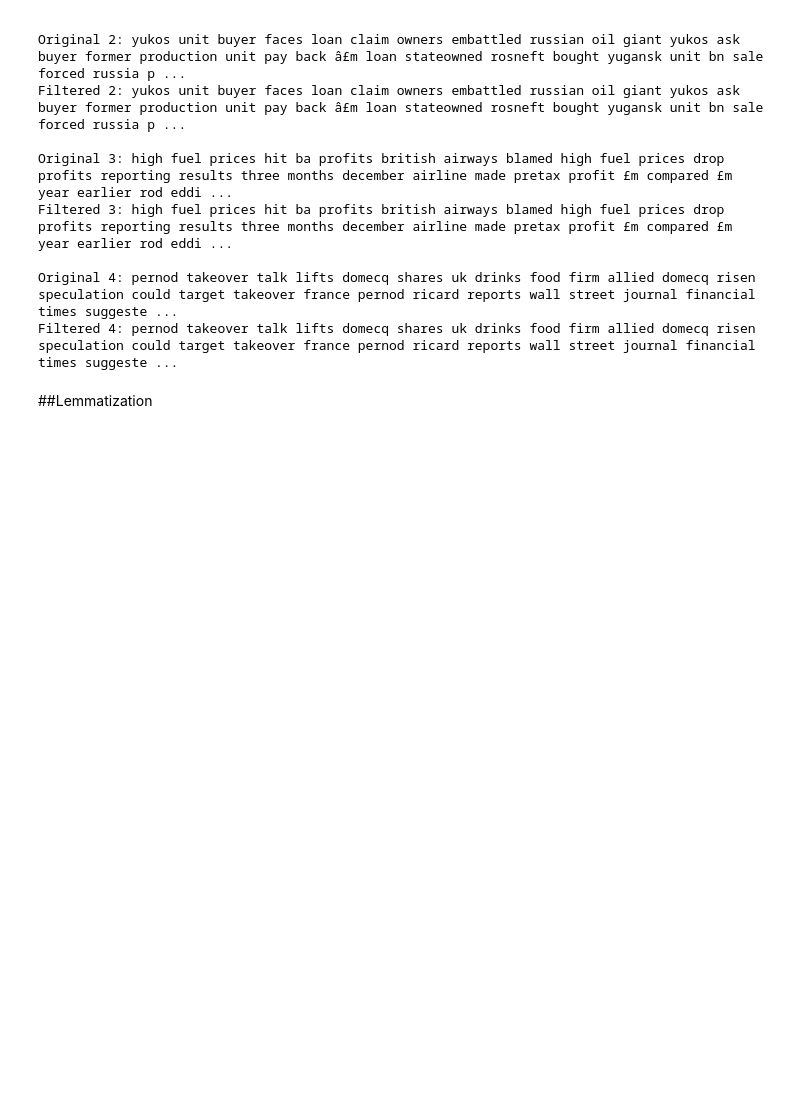
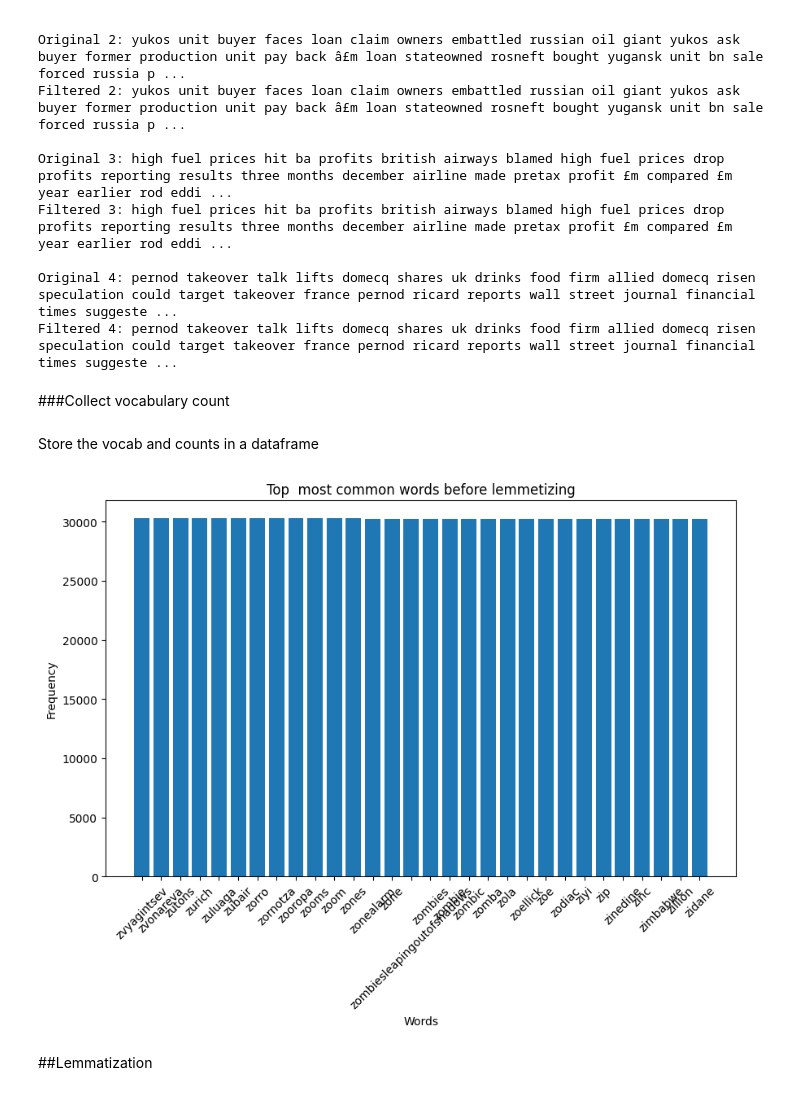
Before and after one commit to sahoomrutyunjaya12345/TopicModellingonNewsArticle, a Jupyter notebook: TopicModellingOnNewsArticle_CapstoneProject.ipynb, the cells around one changed output. Drawn from its saved outputs; the diff is of its cells as text; code cells hidden in the pictures; blank space fills up the shorter version.

```diff
--- a/TopicModellingOnNewsArticle_CapstoneProject.ipynb
+++ b/TopicModellingOnNewsArticle_CapstoneProject.ipynb
@@ -425,3 +422,5 @@ Filtered 3: high fuel prices hit ba profits british airways blamed high fuel pri
 
 Original 4: pernod takeover talk lifts domecq shares uk drinks food firm allied domecq risen speculation could target takeover france pernod ricard reports wall street journal financial times suggeste ...
 Filtered 4: pernod takeover talk lifts domecq shares uk drinks food firm allied domecq risen speculation could target takeover france pernod ricard reports wall street journal financial times suggeste ...
+# %% [markdown]
+###Collect vocabulary count
@@ -428,3 +429,45 @@ Filtered 4: pernod takeover talk lifts domecq shares uk drinks food firm allied
+# %%
+# create a count vectorizer object
+count_vectorizer = CountVectorizer()
+# fit the count vectorizer using the text data
+count_vectorizer.fit(data_df['News_text'].astype(str))
+# collect the vocabulary items used in the vectorizer
+dictionary = count_vectorizer.vocabulary_.items()
+# %% [markdown]
+Store the vocab and counts in a dataframe
+# %%
+# lists to store the vocab and counts
+vocab = []
+count = []
+# iterate through each vocab and count append the value to designated lists
+for key, value in dictionary:
+  vocab.append(key)
+  count.append(value)
+# store the count in panadas dataframe with vocab as index
+vocab_counts = pd.Series(count, index=vocab)
+# sort the dataframe
+vocab_counts = vocab_counts.sort_values(ascending=False)
+# %%
+import matplotlib.pyplot as plt
+
+# set the figure size
+plt.figure(figsize=(10, 6))
+
+# plot the bar chart
+plt.bar(vocab_counts.index[:30], vocab_counts.values[:30])
+
+# set the title and axis labels
+plt.title('Top  most common words before lemmetizing')
+plt.xlabel('Words')
+plt.ylabel('Frequency')
+
+# rotate x-axis labels for better readability
+plt.xticks(rotation=45)
+
+# display the plot
+plt.show()
+# %% [output]
+[figure, added]
 # %% [markdown]
 ##Lemmatization
 # %%
```
Also changed, not shown: parts of 20 cells of this notebook.
